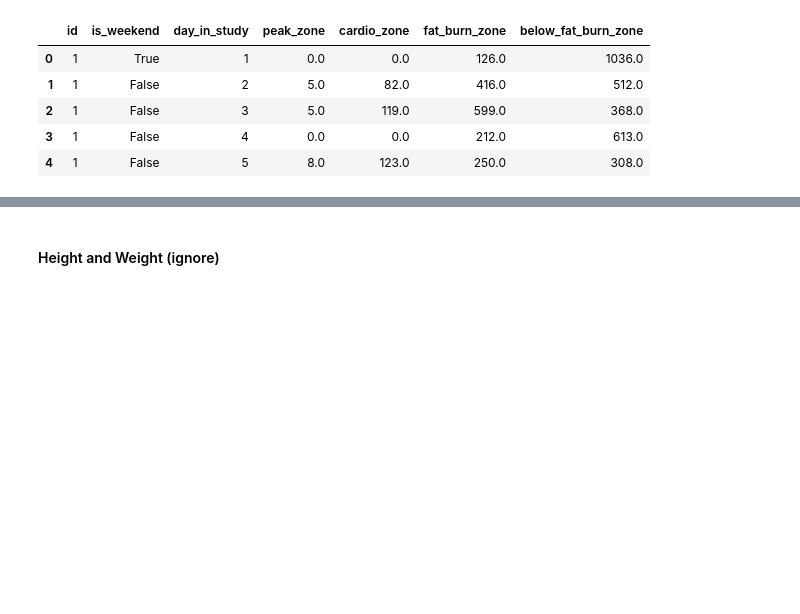
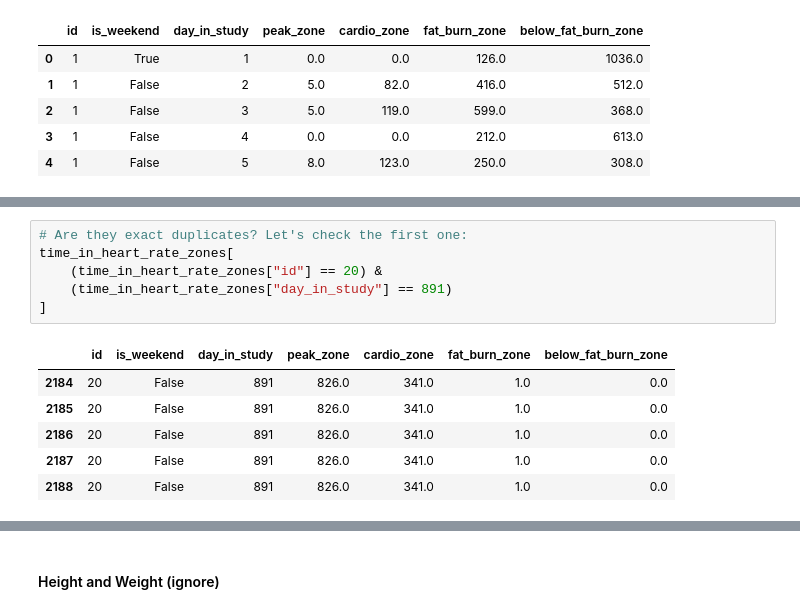
Before and after one commit to EstelleWang-UofT/ML-for-Women, a Jupyter notebook: notebooks/physical activity/preprocessing and merging.ipynb, the cells around one changed output, grey strips where cells are left out. Cells and saved outputs as stored; diff of their text form; blank space fills up the shorter version.

```diff
--- a/notebooks/physical activity/preprocessing and merging.ipynb
+++ b/notebooks/physical activity/preprocessing and merging.ipynb
@@ -292,0 +366,13 @@ array([ 1,  2,  3,  4,  6,  7,  8,  9, 10, 11, 12, 13, 14, 15, 16, 18, 19,
+# %%
+# Are they exact duplicates? Let's check the first one:
+time_in_heart_rate_zones[
+    (time_in_heart_rate_zones["id"] == 20) &
+    (time_in_heart_rate_zones["day_in_study"] == 891)
+]
+# %% [output]
+|  | id | is_weekend | day_in_study | peak_zone | cardio_zone | fat_burn_zone | below_fat_burn_zone |
+| 2184 | 20 | False | 891 | 826.0 | 341.0 | 1.0 | 0.0 |
+| 2185 | 20 | False | 891 | 826.0 | 341.0 | 1.0 | 0.0 |
+| 2186 | 20 | False | 891 | 826.0 | 341.0 | 1.0 | 0.0 |
+| 2187 | 20 | False | 891 | 826.0 | 341.0 | 1.0 | 0.0 |
+| 2188 | 20 | False | 891 | 826.0 | 341.0 | 1.0 | 0.0 |
```
Also changed, not shown: parts of 12 cells of this notebook.
